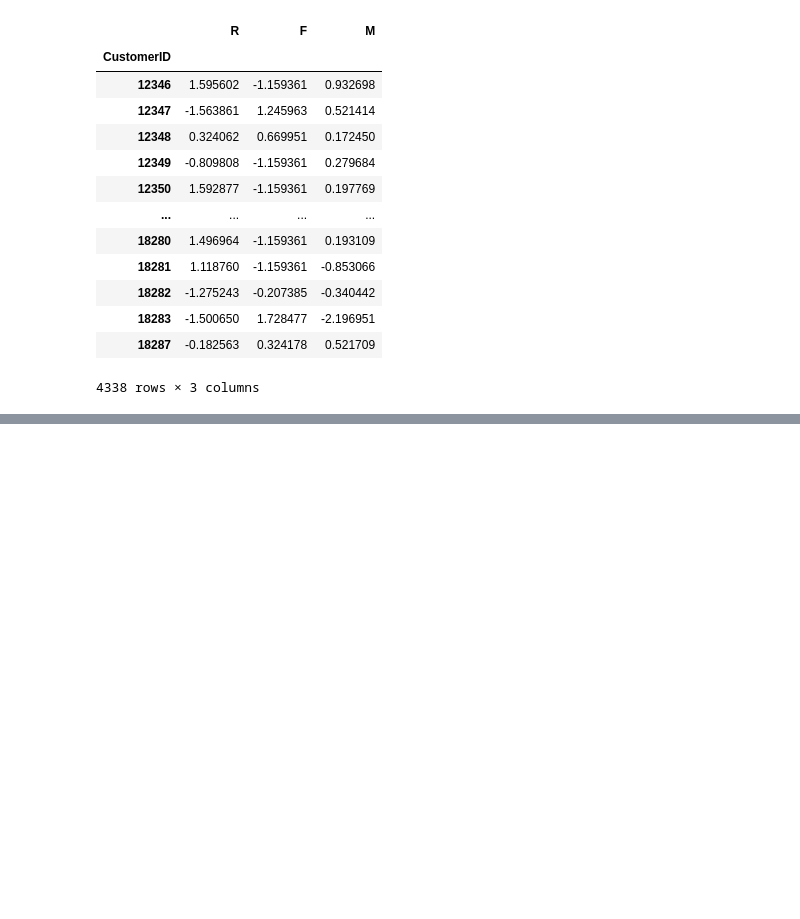
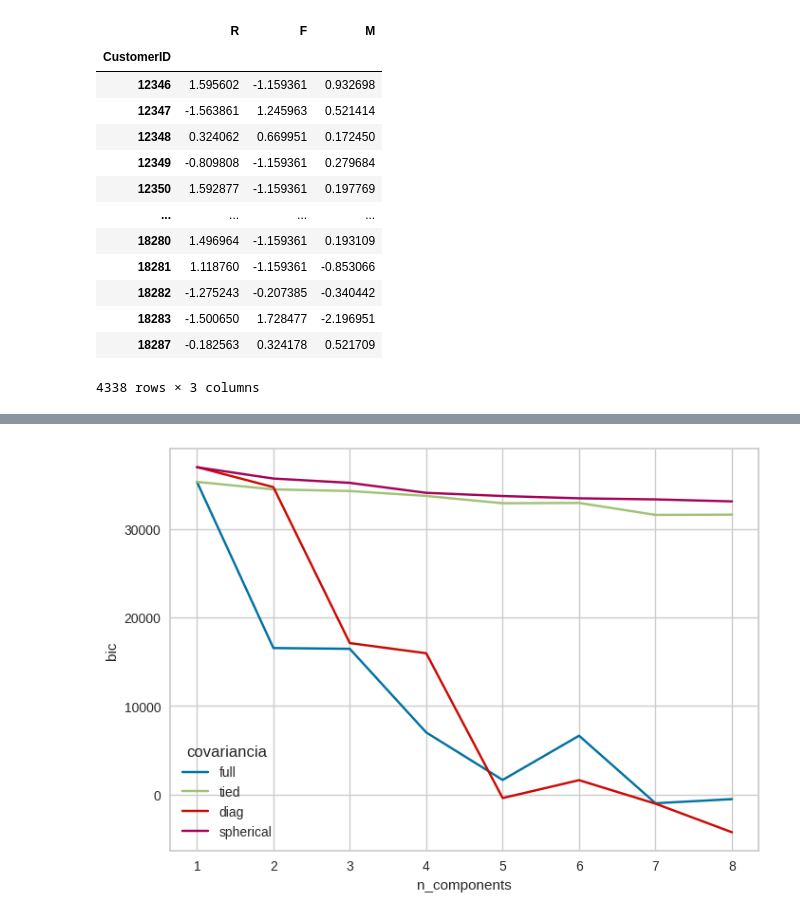
Before and after one commit to CarlosSotero/RFM_Clusters, a Jupyter notebook: Clusterização_V1.0.ipynb, the cells around one changed output, grey strips where cells are left out. Cells and saved outputs as stored; diff of their text form; code cells hidden in the pictures; blank space fills up the shorter version.

```diff
--- a/Clusterização_V1.0.ipynb
+++ b/Clusterização_V1.0.ipynb
@@ -319,0 +440,16 @@ df_rfm_scaled
+# %%
+resultado = [] # Lista vazia
+k_range = range(1,9) # Variável recebe valores de 1 até 8
+covariancia = ['full', 'tied', 'diag', 'spherical'] # Recebe os formatos válidos dos dados
+X = df_rfm_scaled.copy() # Copiando o dataframe
+for n in k_range: # Loop para range
+  for c in covariancia: # Loop dentro da variável covariancia
+    model_gaussian = GaussianMixture(n_components=n, n_init=10, warm_start=True, covariance_type=c, random_state=42) # Modelo instanciado
+    model_gaussian.fit(X) # Modelo Treinado
+    resultado.append({
+        'bic': model_gaussian.bic(X),
+        'n_components': n,
+        'covariancia': c
+        }) # Adiciona num dicionário o valor do bic, o número de componentes e qual a variância
+resultado = pd.DataFrame(resultado) # Transforma em um dataframe
+resultado.sort_values('bic').head() # Vizualiza as 5 primeiras linhas
@@ -319,0 +463,5 @@ df_rfm_scaled
+# %%
+# Plotando gráfico de linha para visualizar as variancias, seus componentes e o bic
+sns.lineplot(data=resultado, x='n_components', y='bic', hue='covariancia');
+# %% [output]
+[figure, added]
```
Also changed, not shown: parts of 29 cells of this notebook.
